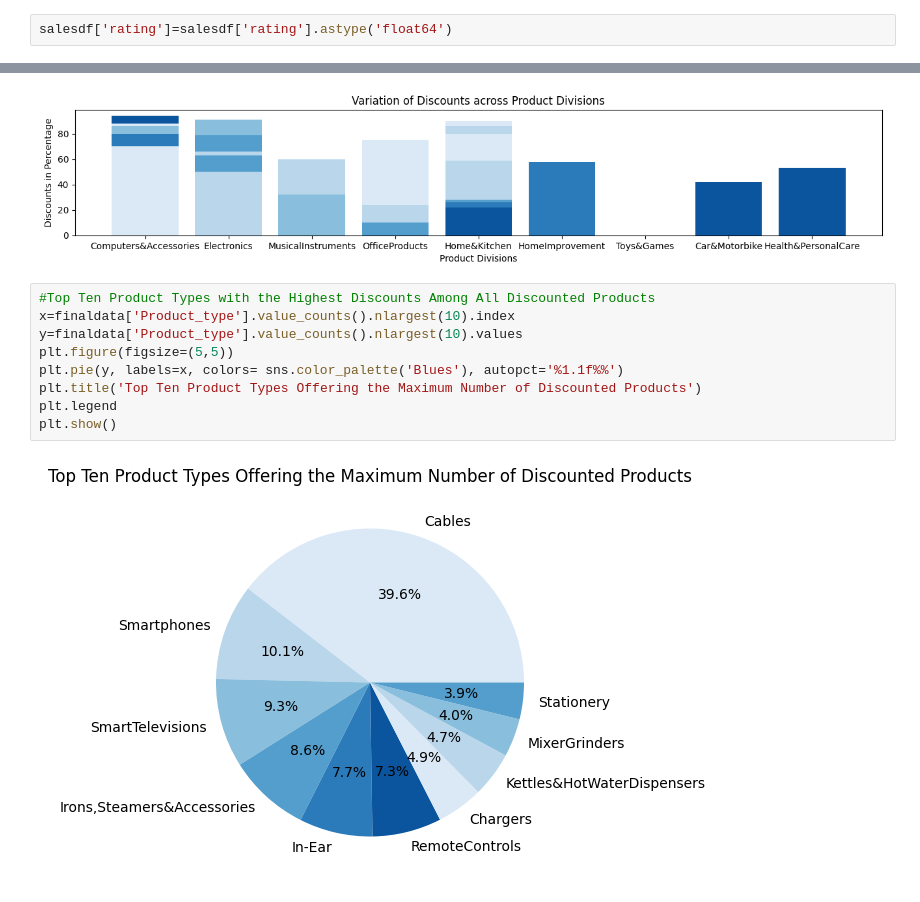
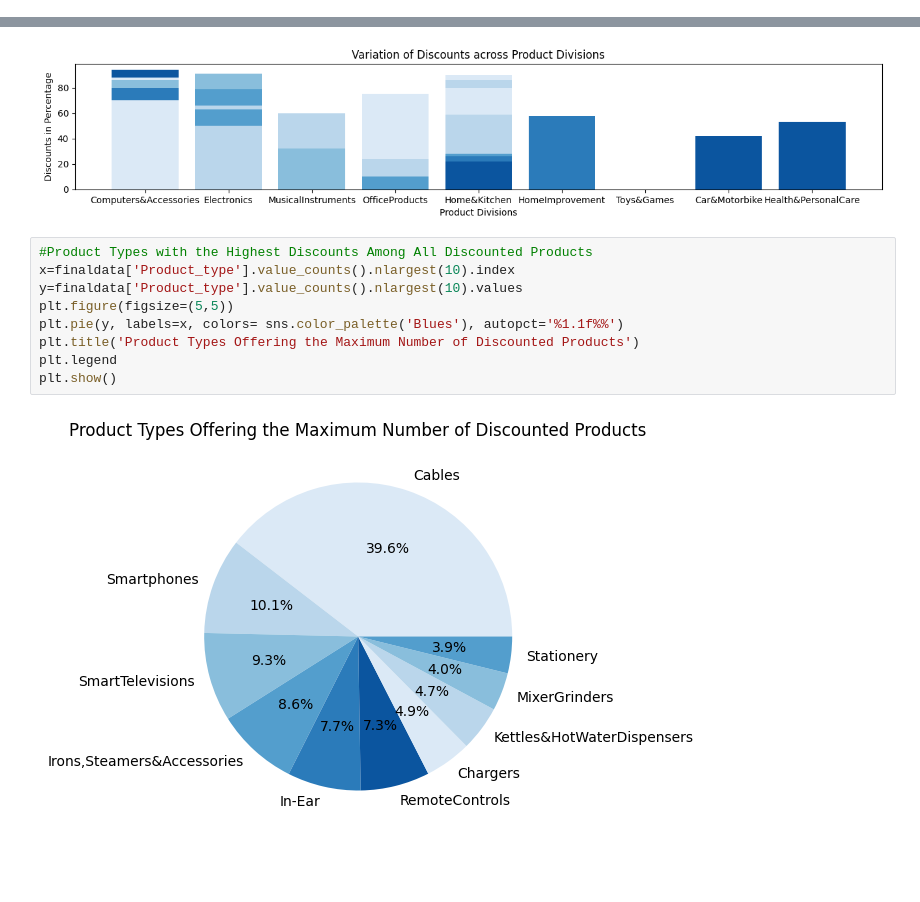
Before and after one commit to jeevithavijaykumar/Exploratory_data_analysis_using_pandas, a Jupyter notebook: AmazonSalesData.ipynb, the cells around one changed output, grey strips where cells are left out. Cells and saved outputs as stored; diff of their text form; blank space fills up the shorter version.

```diff
--- a/AmazonSalesData.ipynb
+++ b/AmazonSalesData.ipynb
@@ -62,5 +76,3 @@ salesdf['rating_count']=salesdf['rating_count'].str.replace(',','')
 salesdf['discounted_price'] =salesdf['discounted_price'].astype('float64')
 salesdf['actual_price']=salesdf['actual_price'].astype('float64')
 salesdf['discount_percentage']=salesdf['discount_percentage'].astype('float64')
-# %%
-salesdf['rating']=salesdf['rating'].astype('float64')
@@ -116,14 +126,14 @@ plt.show()
 # %% [output]
 [figure]
 # %%
-#Top Ten Product Types with the Highest Discounts Among All Discounted Products
+#Product Types with the Highest Discounts Among All Discounted Products
 x=finaldata['Product_type'].value_counts().nlargest(10).index
 y=finaldata['Product_type'].value_counts().nlargest(10).values
 plt.figure(figsize=(5,5))
 plt.pie(y, labels=x, colors= sns.color_palette('Blues'), autopct='%1.1f%%')
-plt.title('Top Ten Product Types Offering the Maximum Number of Discounted Products')
+plt.title('Product Types Offering the Maximum Number of Discounted Products')
 plt.legend
 plt.show()
 # %% [output]
-[figure, old version]
+[figure, new version]
 # %%
```
Also changed, not shown: parts of 5 cells of this notebook.
